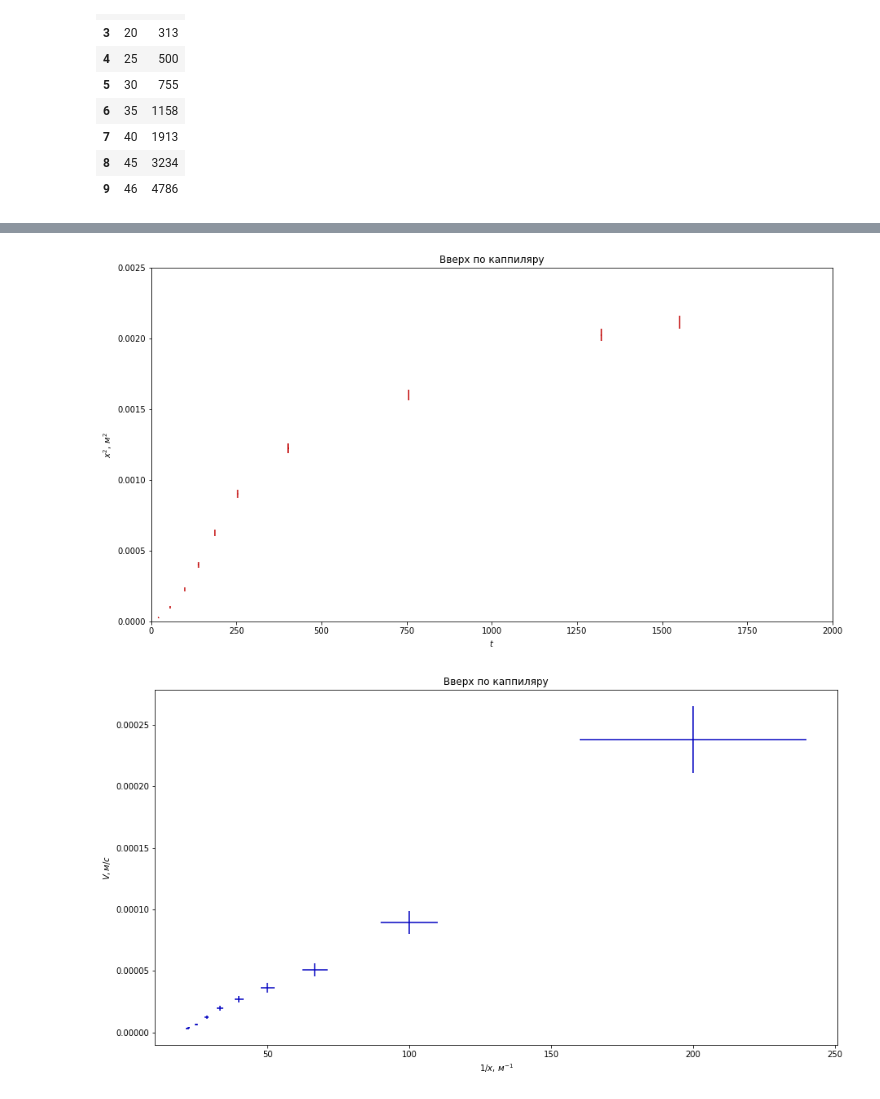
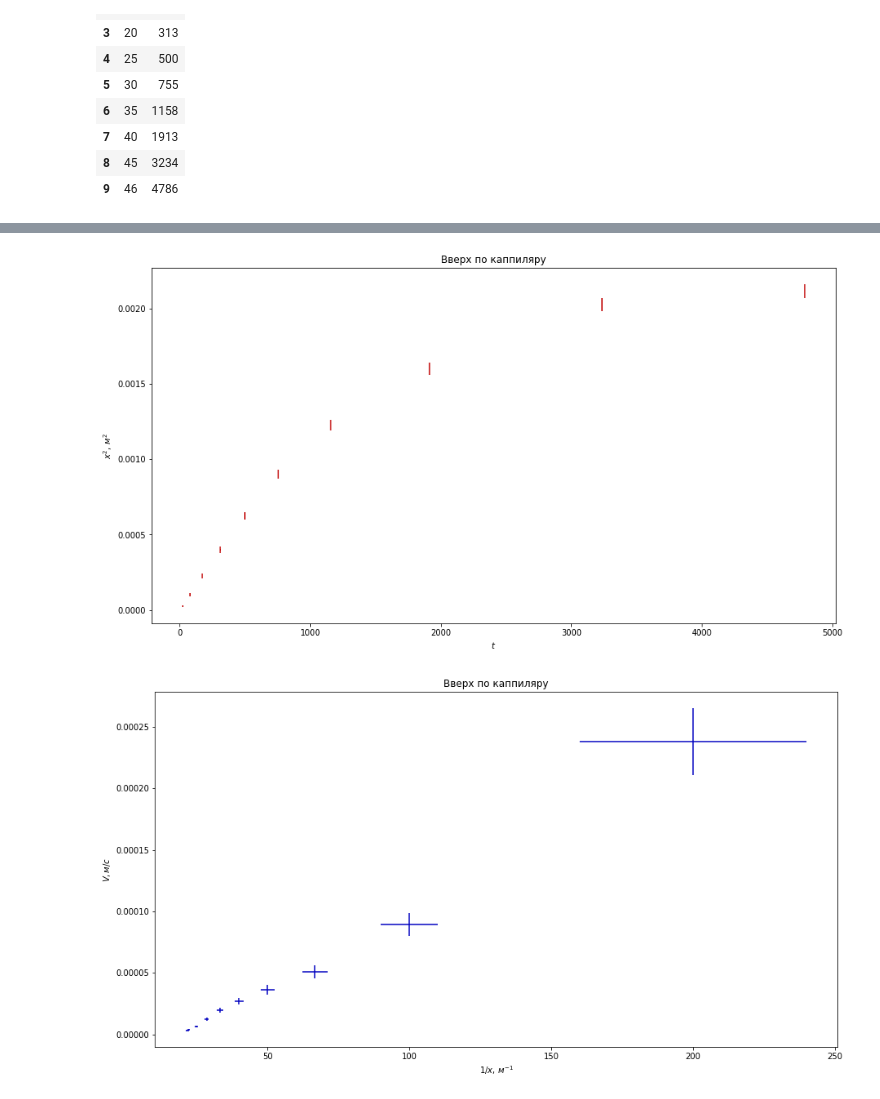
Before and after one commit to whimo/labs, a Jupyter notebook: 2_chromatography.ipynb, the cells around one changed output, grey strips where cells are left out. Cells and saved outputs as stored; diff of their text form; code cells hidden in the pictures.

```diff
--- a/2_chromatography.ipynb
+++ b/2_chromatography.ipynb
@@ -81,9 +67,8 @@ plt.title(u'Вниз по каппиляру')
 plt.ylabel(u'$x^2,\, м^2$')
 plt.xlabel('$t$')
 for row in data_down.as_matrix():
-    plt.axis((0, 800, 0, 0.0035))
-    plt.errorbar(x=row[1], y=row[5],
-                 xerr=0.3, yerr=row[6],
+    plt.errorbar(x=row[1], y=row[6],
+                 xerr=0.3, yerr=row[7],
                  label=True, color='#C00000')
 plt.show()
 # %% [output]
@@ -94,8 +79,8 @@ plt.title(u'Вниз по каппиляру')
 plt.xlabel(u'$1/x,\, м^{-1}$')
 plt.ylabel(u'$V, м/с$')
 for row in data_down.as_matrix():
-    plt.errorbar(x=row[7], y=row[3],
-                 xerr=row[8], yerr=row[4],
+    plt.errorbar(x=row[8], y=row[4],
+                 xerr=row[9], yerr=row[5],
                  label=True, color='#0000C0')
 plt.show()
 # %% [output]
@@ -118,5 +103,4 @@ data_up
 | 8 | 45 | 3234 |
 | 9 | 46 | 4786 |
 # %%
-data_up['t'] = pandas.Series([(t - data_up['t'][i - 1] if i != 0 else t) for i, t in enumerate(data_up['t'])])
-data_up
+data_up['t_dif'] = pandas.Series([(t - data_up['t'][i - 1] if i != 0 else t) for i, t in enumerate(data_up['t'])])
@@ -135,7 +107,7 @@ data_up
 # %%
 data_up['x_norm'] = data_up['x'] * 0.001
-data_up['v'] = pandas.Series([0.005 / t for t in data_up['t']])
-data_up['delta_v'] = pandas.Series([(0.1 + (0.3 / t)) * (0.005 / t) for t in data_up['t']])
+data_up['v'] = pandas.Series([0.005 / t for t in data_up['t_dif']])
+data_up['delta_v'] = pandas.Series([(0.1 + (0.3 / t)) * (0.005 / t) for t in data_up['t_dif']])
 # %%
 data_up['x2_norm'] = data_up['x_norm'] ** 2
 x2_norm_delta = [(x ** 2) * (0.001 / x) for x in data_up['x_norm']]
@@ -173,16 +131,15 @@ data_up
 # %%
 plt.figure(figsize=(15, 8))
 plt.title(u'Вверх по каппиляру')
 plt.ylabel(u'$x^2,\, м^2$')
 plt.xlabel('$t$')
 for row in data_up.as_matrix():
-    plt.axis((0, 2000, 0, 0.0025))
-    plt.errorbar(x=row[1], y=row[5],
-                 xerr=0.3, yerr=row[6],
+    plt.errorbar(x=row[1], y=row[6],
+                 xerr=0.3, yerr=row[7],
                  label=True, color='#C00000')
 plt.show()
 # %% [output]
-[figure, old version]
+[figure, new version]
 # %%
 plt.figure(figsize=(15, 8))
 plt.title(u'Вверх по каппиляру')
```
Also changed, not shown: parts of 8 cells of this notebook, 1 other file.
